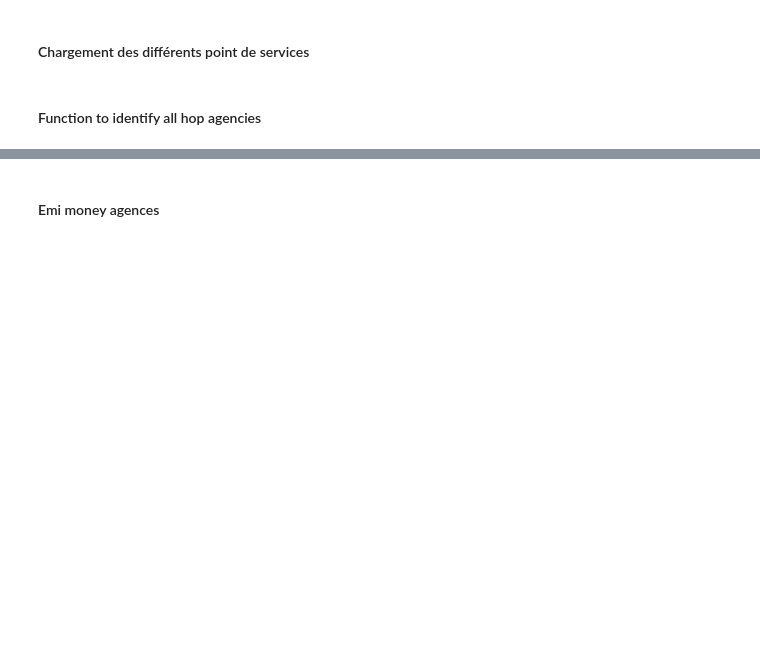
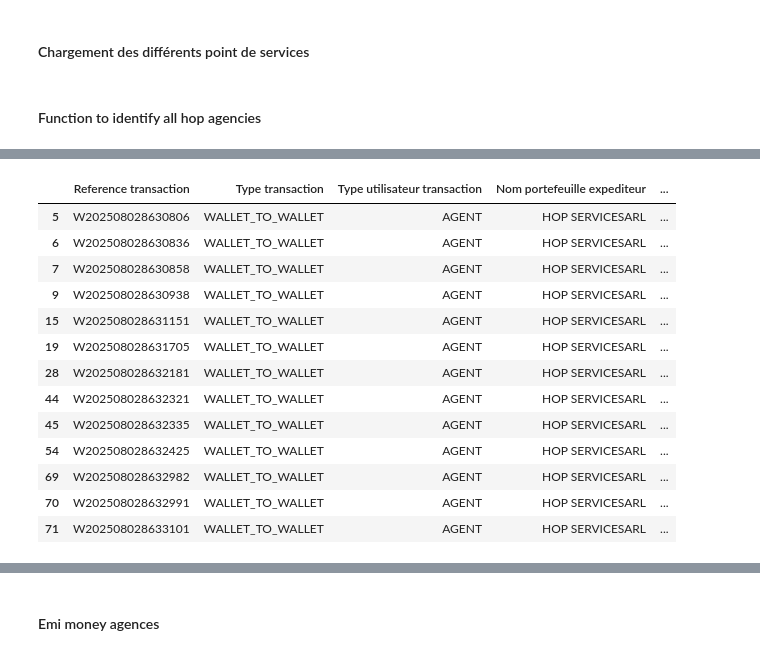
Before and after one commit to NembotJules/Agent-SARA, a Jupyter notebook: agent_sara.ipynb, the cells around one changed output, grey strips where cells are left out. Cells and saved outputs as stored; diff of their text form; code cells hidden in the pictures; blank space fills up the shorter version.

```diff
--- a/agent_sara.ipynb
+++ b/agent_sara.ipynb
@@ -135,2 +264,19 @@ hop_transactions_df.head()
+# %%
+hop_transactions_df[hop_transactions_df["Nom destinataire"] == ""]
+# %% [output]
+|  | Reference transaction | Type transaction | Type utilisateur transaction | Nom portefeuille expediteur | ... |
+| 5 | W202508028630806 | WALLET_TO_WALLET | AGENT | HOP SERVICESARL | ... |
+| 6 | W202508028630836 | WALLET_TO_WALLET | AGENT | HOP SERVICESARL | ... |
+| 7 | W202508028630858 | WALLET_TO_WALLET | AGENT | HOP SERVICESARL | ... |
+| 9 | W202508028630938 | WALLET_TO_WALLET | AGENT | HOP SERVICESARL | ... |
+| 15 | W202508028631151 | WALLET_TO_WALLET | AGENT | HOP SERVICESARL | ... |
+| 19 | W202508028631705 | WALLET_TO_WALLET | AGENT | HOP SERVICESARL | ... |
+| 28 | W202508028632181 | WALLET_TO_WALLET | AGENT | HOP SERVICESARL | ... |
+| 44 | W202508028632321 | WALLET_TO_WALLET | AGENT | HOP SERVICESARL | ... |
+| 45 | W202508028632335 | WALLET_TO_WALLET | AGENT | HOP SERVICESARL | ... |
+| 54 | W202508028632425 | WALLET_TO_WALLET | AGENT | HOP SERVICESARL | ... |
+| 69 | W202508028632982 | WALLET_TO_WALLET | AGENT | HOP SERVICESARL | ... |
+| 70 | W202508028632991 | WALLET_TO_WALLET | AGENT | HOP SERVICESARL | ... |
+| 71 | W202508028633101 | WALLET_TO_WALLET | AGENT | HOP SERVICESARL | ... |
 # %%
 hop_transactions_df.shape
```
Also changed, not shown: parts of 48 cells of this notebook, 1 other file.
